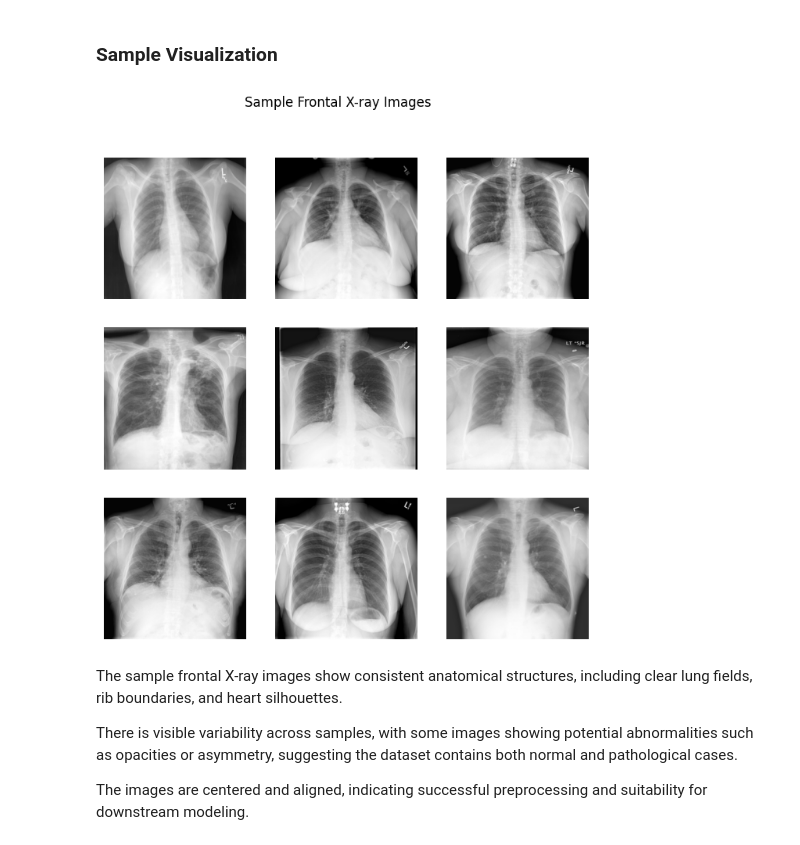
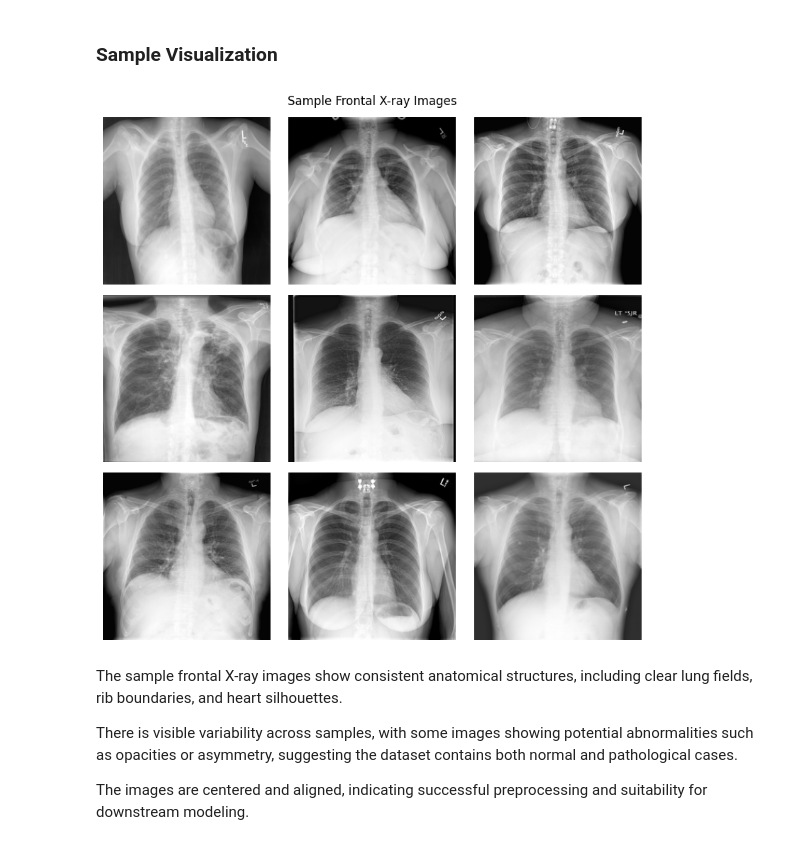
Before and after one commit to Jenyy0416/cs1090b_project, a Jupyter notebook: ms3.ipynb, the cells around one changed output. Saved outputs shown, nothing was run; the diff lists cells and outputs as text; code cells hidden in the pictures.

```diff
--- a/ms3.ipynb
+++ b/ms3.ipynb
@@ -54,7 +54,7 @@ from pathlib import Path
 from datasets import load_from_disk
 
 NOTEBOOK_ROOT = Path("/content/drive/MyDrive/cs109b_project")
-DATA_DIR = NOTEBOOK_ROOT / "ds_cleaned_hf"
+DATA_DIR = NOTEBOOK_ROOT / "ds_cleaned"
 
 dataset = load_from_disk(str(DATA_DIR))
 data = dataset
@@ -65,15 +65,21 @@ Drive already mounted at /content/drive; to attempt to forcibly remount, call dr
 # %%
 fig, axes = plt.subplots(3, 3, figsize=(8, 8))
 
 for i, ax in enumerate(axes.flat):
-    img = data[i]["img_frontal_processed"]
-    ax.imshow(img)
+    img_data = data[i]["img_frontal_processed"]
+    if isinstance(img_data, dict) and "bytes" in img_data:
+        img = Image.open(io.BytesIO(img_data["bytes"]))
+    else:
+        img = img_data
+
+    ax.imshow(img, cmap="gray")
     ax.axis("off")
 
 plt.suptitle("Sample Frontal X-ray Images")
+plt.tight_layout()
 plt.show()
 # %% [output]
-[figure, old version]
+[figure, new version]
 # %% [markdown]
 The sample frontal X-ray images show consistent anatomical structures, including clear lung fields, rib boundaries, and heart silhouettes.
 
```
Also changed, not shown: parts of 16 cells of this notebook.
